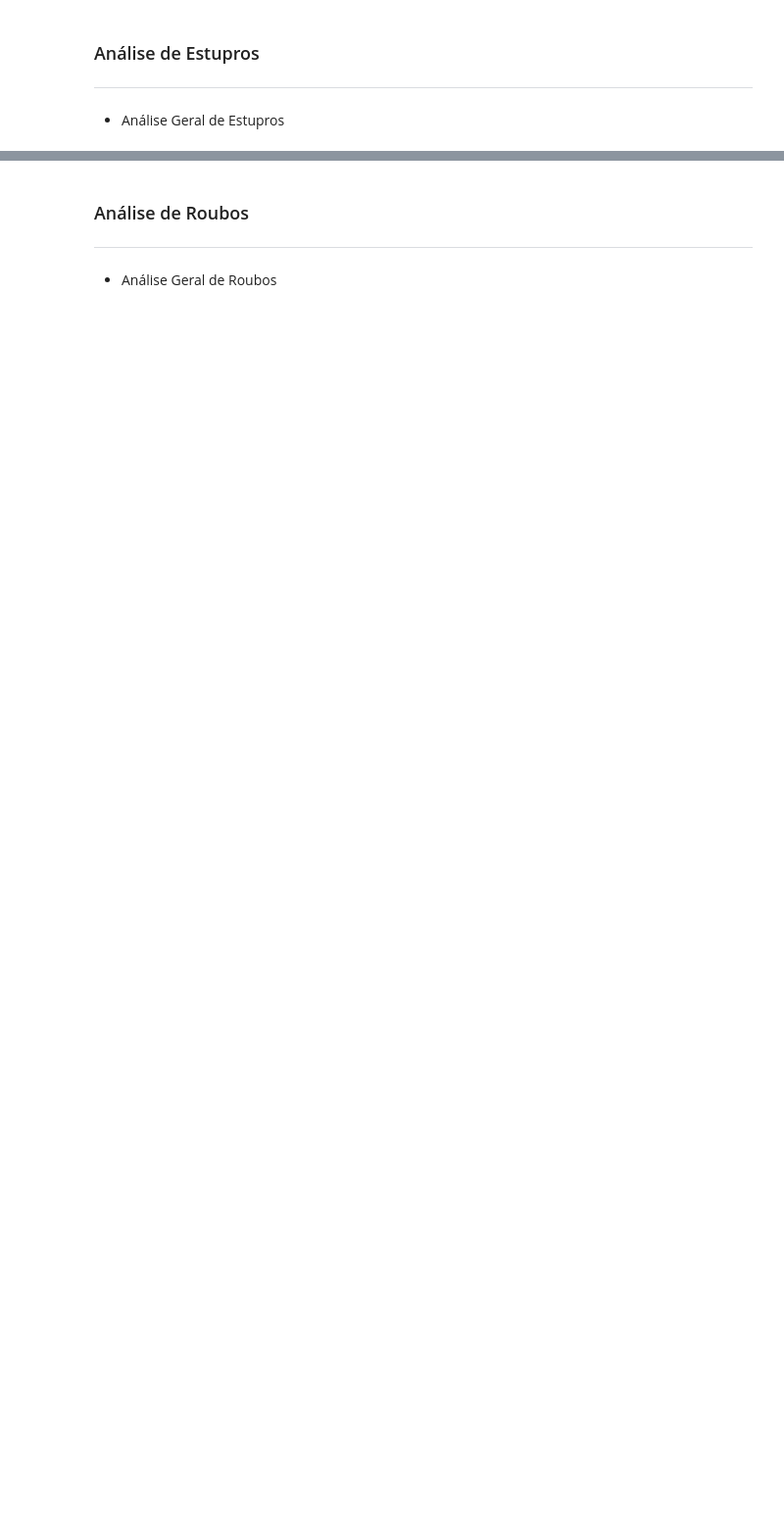
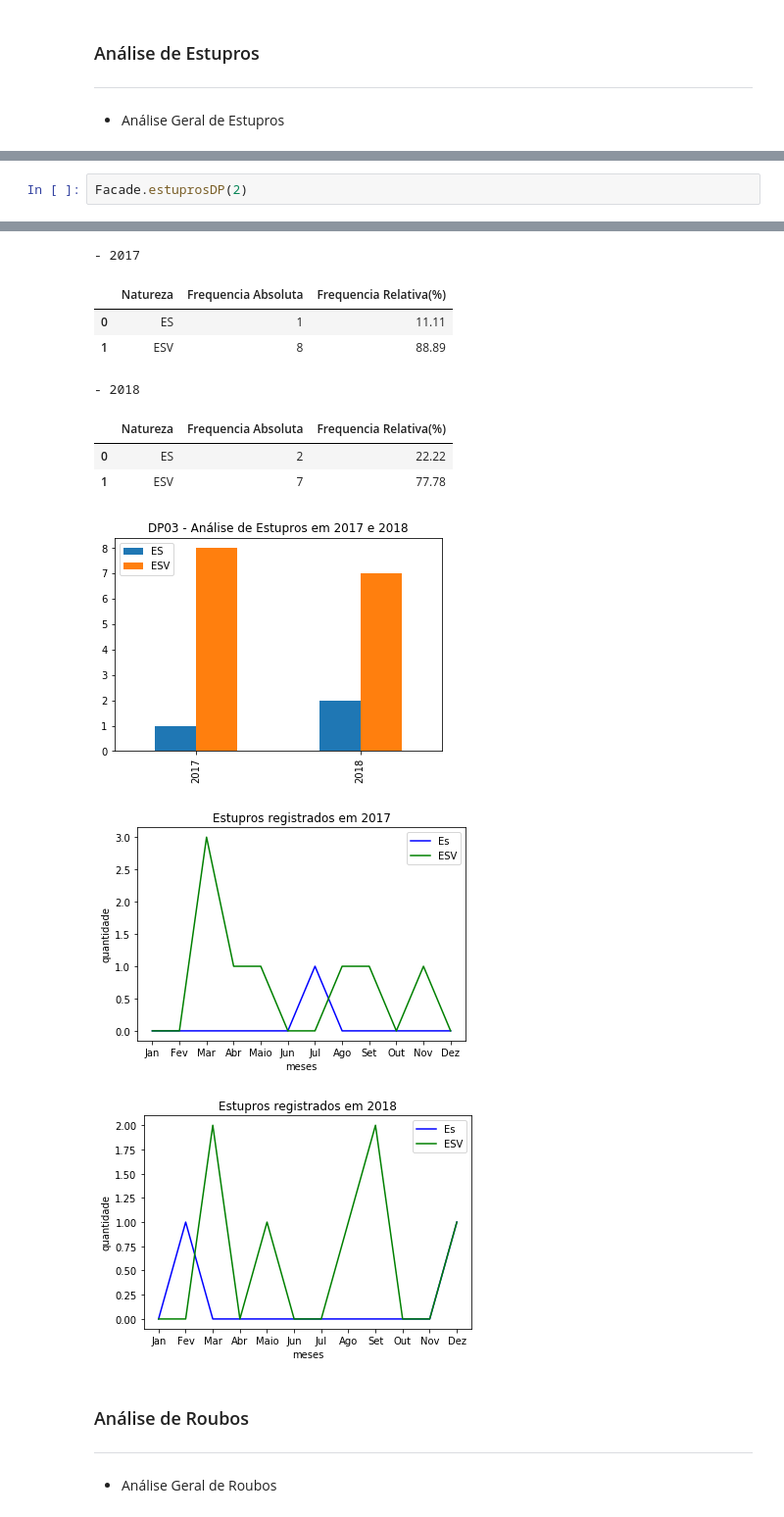
Before and after one commit to BRSystem64/ANADE, a Jupyter notebook: ANADE.ipynb, the cells around one changed output, grey strips where cells are left out. Shown at 98% size. Cells and saved outputs as stored; diff of their text form; blank space fills up the shorter version.

```diff
--- a/ANADE.ipynb
+++ b/ANADE.ipynb
@@ -408,0 +463,3 @@ Facade.lesoesDP(2)
+# %%
+Facade.estuprosDP(2)
+# %% [output]
@@ -409,3 +472,14 @@ Facade.lesoesDP(2)
+- 2017
+|  | Natureza | Frequencia Absoluta | Frequencia Relativa(%) |
+| 0 | ES | 1 | 11.11 |
+| 1 | ESV | 8 | 88.89 |
+- 2018
+|  | Natureza | Frequencia Absoluta | Frequencia Relativa(%) |
+| 0 | ES | 2 | 22.22 |
+| 1 | ESV | 7 | 77.78 |
+[figure, added]
+[figure, added]
+[figure, added]
 # %% [markdown]
 ### Análise de Roubos
 ---
```
Also changed, not shown: parts of 8 cells of this notebook.
